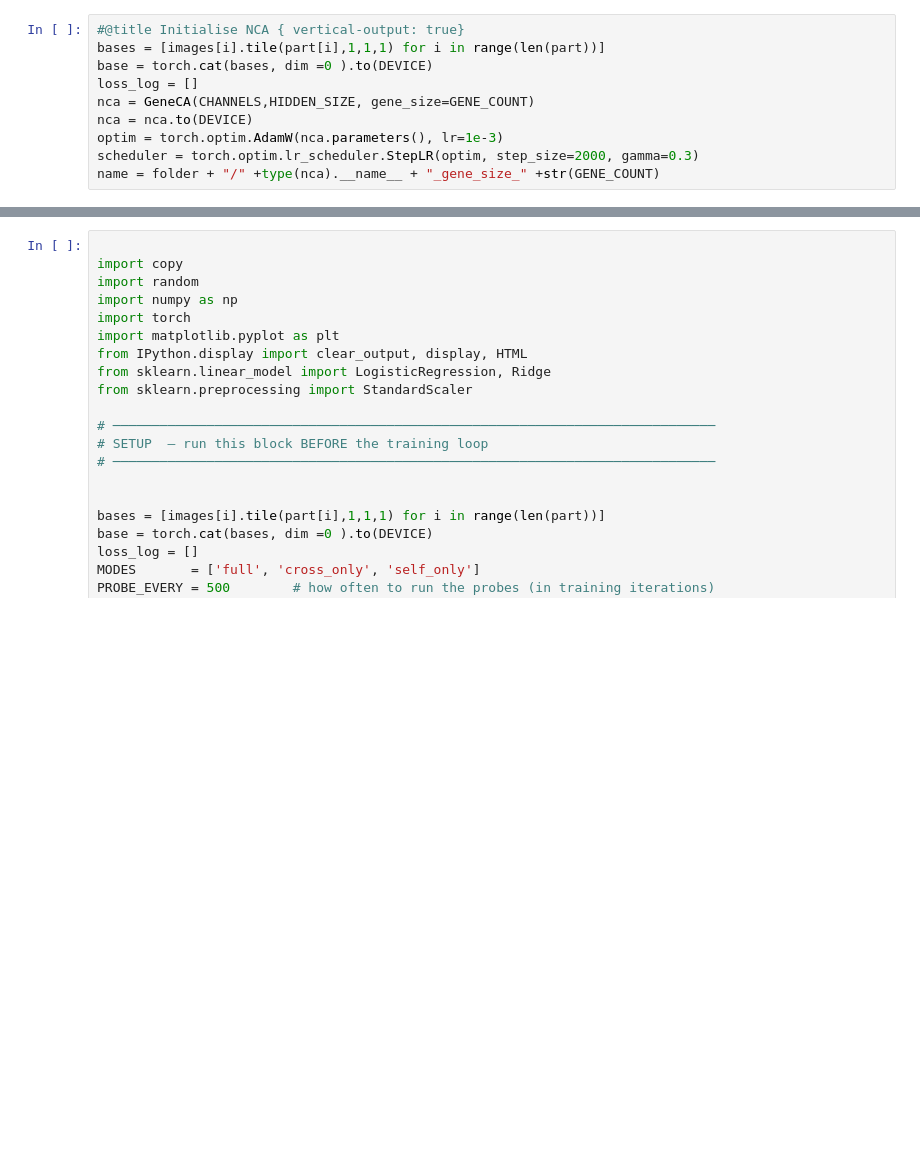
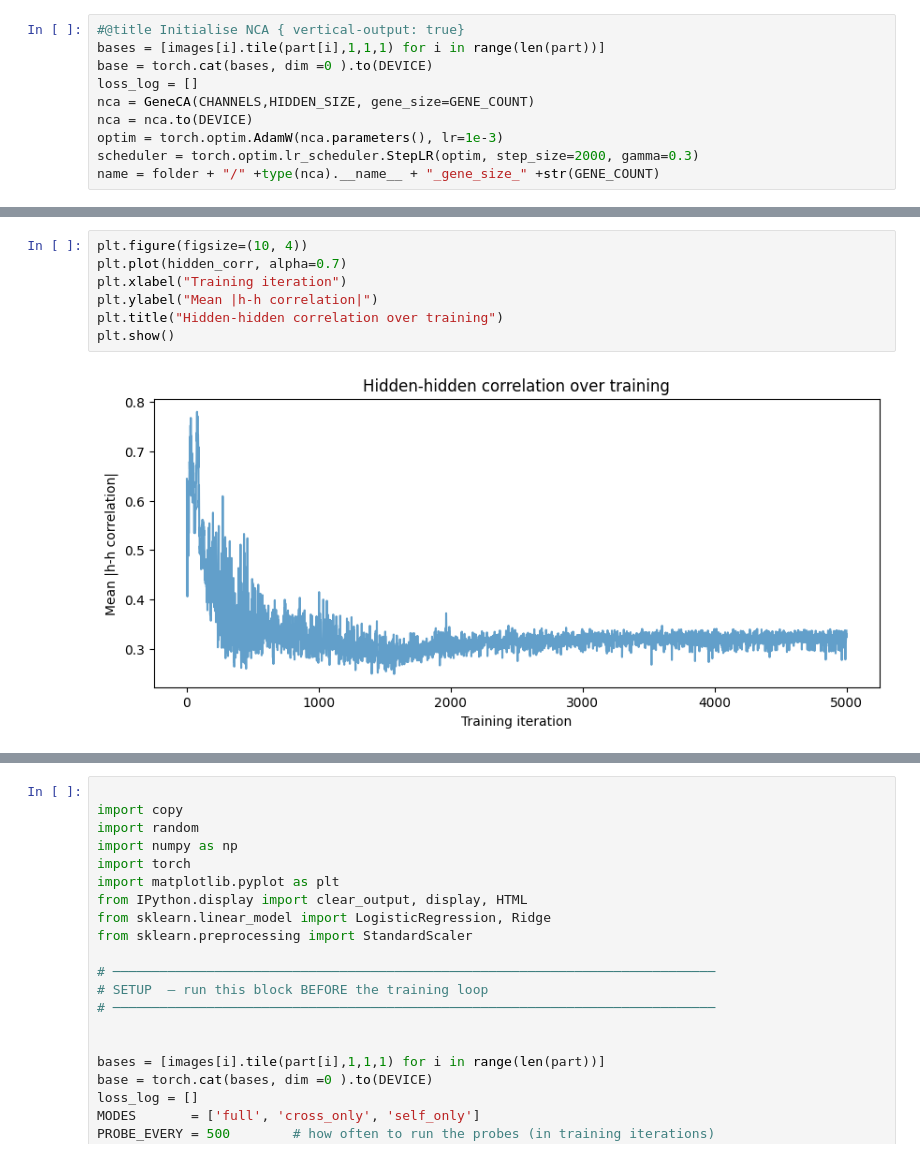
Before and after one commit to lshofsl/Advanced-topics-in-PoD-project-, a Jupyter notebook: EBM_NCA_baseline.ipynb, the cells around one changed output, grey strips where cells are left out. Saved outputs shown, nothing was run; the diff lists cells and outputs as text; blank space fills up the shorter version.

```diff
--- a/EBM_NCA_baseline.ipynb
+++ b/EBM_NCA_baseline.ipynb
@@ -199 +238,10 @@ Batch
 Trained_models/Gene/GeneCA_gene_size_3.pth
+# %%
+plt.figure(figsize=(10, 4))
+plt.plot(hidden_corr, alpha=0.7)
+plt.xlabel("Training iteration")
+plt.ylabel("Mean |h-h correlation|")
+plt.title("Hidden-hidden correlation over training")
+plt.show()
+# %% [output]
+[figure, added]
```
Also changed, not shown: parts of 6 cells of this notebook.
